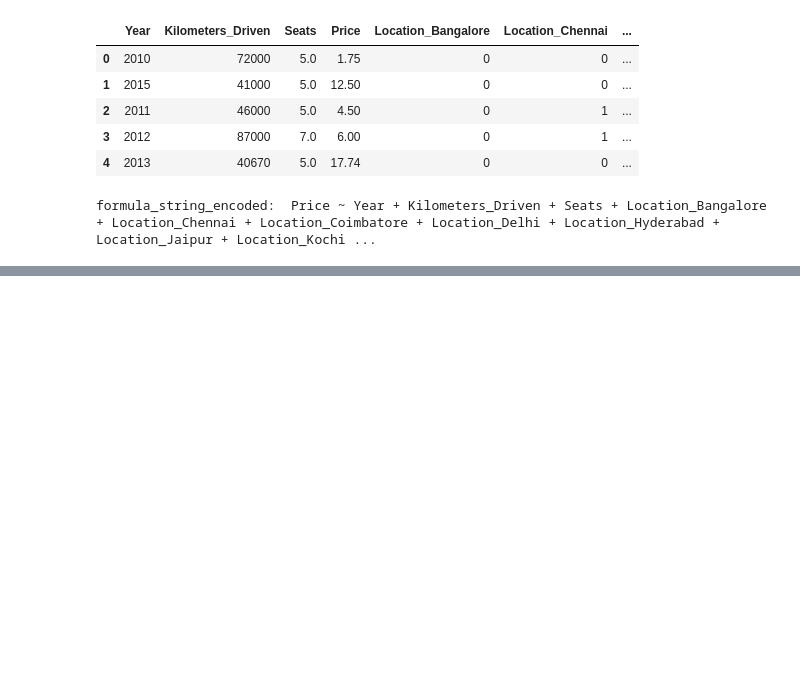
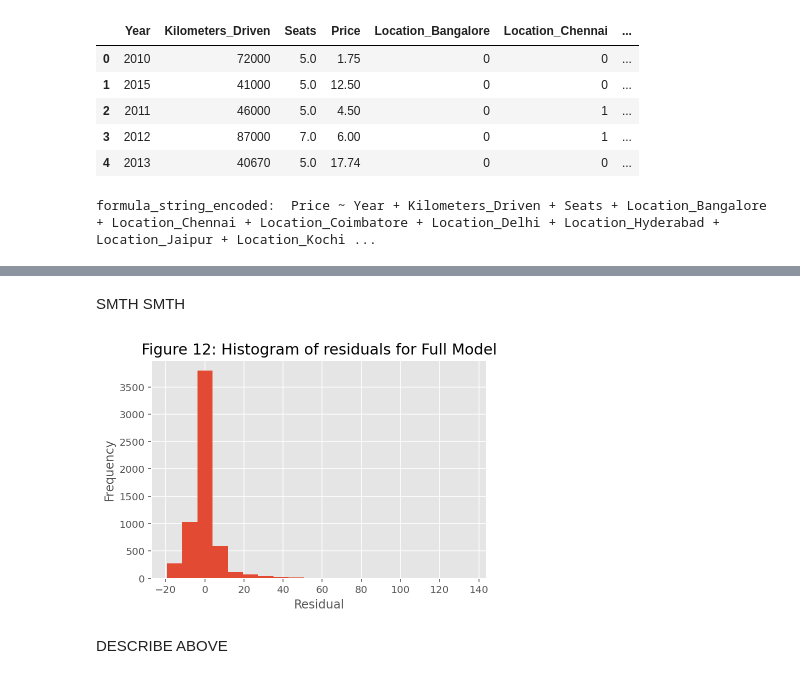
Before and after one commit to mayankthakkar17/MATHS_2_GROUP_11, a Jupyter notebook: maths2_phase2_grp11.ipynb, the cells around one changed output, grey strips where cells are left out. Drawn from its saved outputs; the diff is of its cells as text; code cells hidden in the pictures; blank space fills up the shorter version.

```diff
--- a/maths2_phase2_grp11.ipynb
+++ b/maths2_phase2_grp11.ipynb
@@ -184,0 +242,12 @@ strong multicollinearity or other numerical problems.
+# %% [markdown]
+SMTH SMTH
+# %%
+plt.hist(residuals_full['residual'], bins = 20);
+plt.xlabel('Residual');
+plt.ylabel('Frequency');
+plt.title('Figure 12: Histogram of residuals for Full Model', fontsize=15);
+plt.show();
+# %% [output]
+[figure, added]
+# %% [markdown]
+DESCRIBE ABOVE
```
Also changed, not shown: parts of 10 cells of this notebook.
